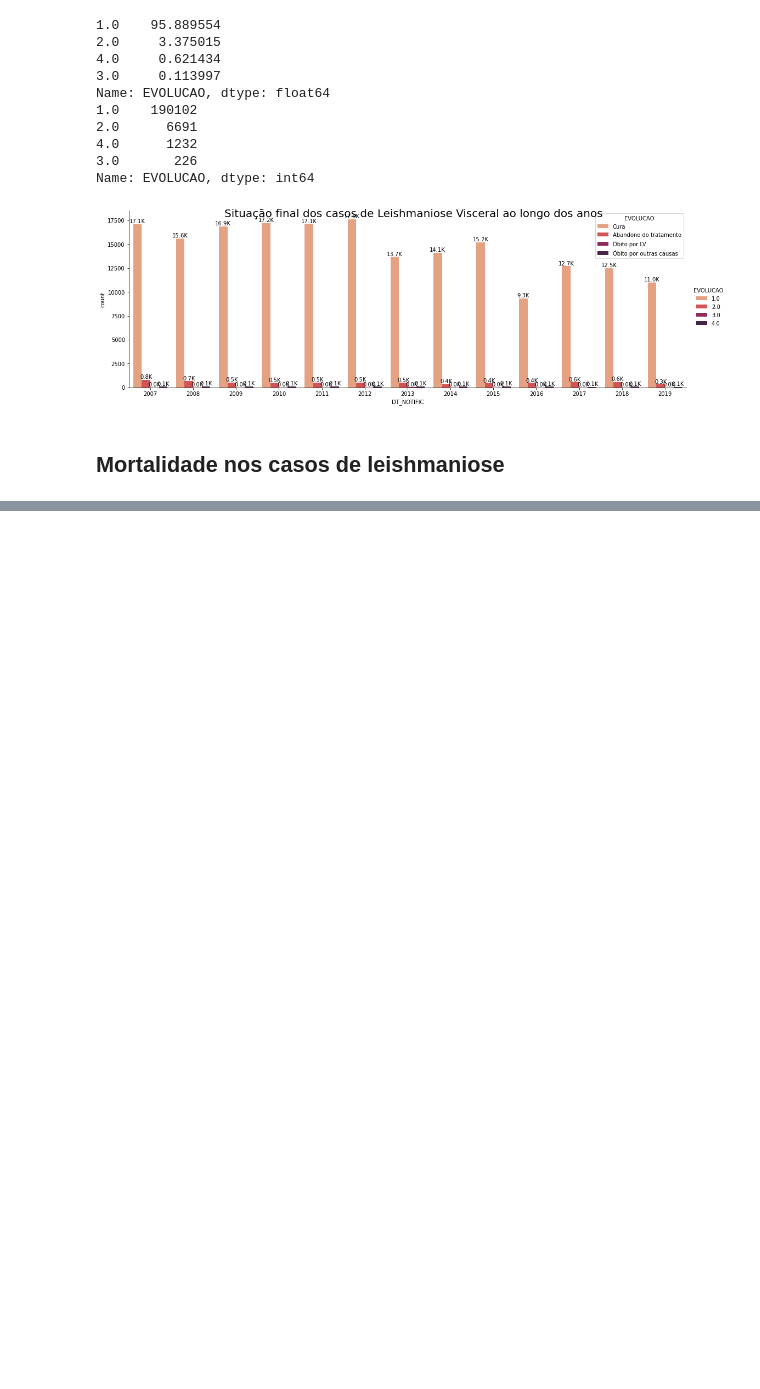
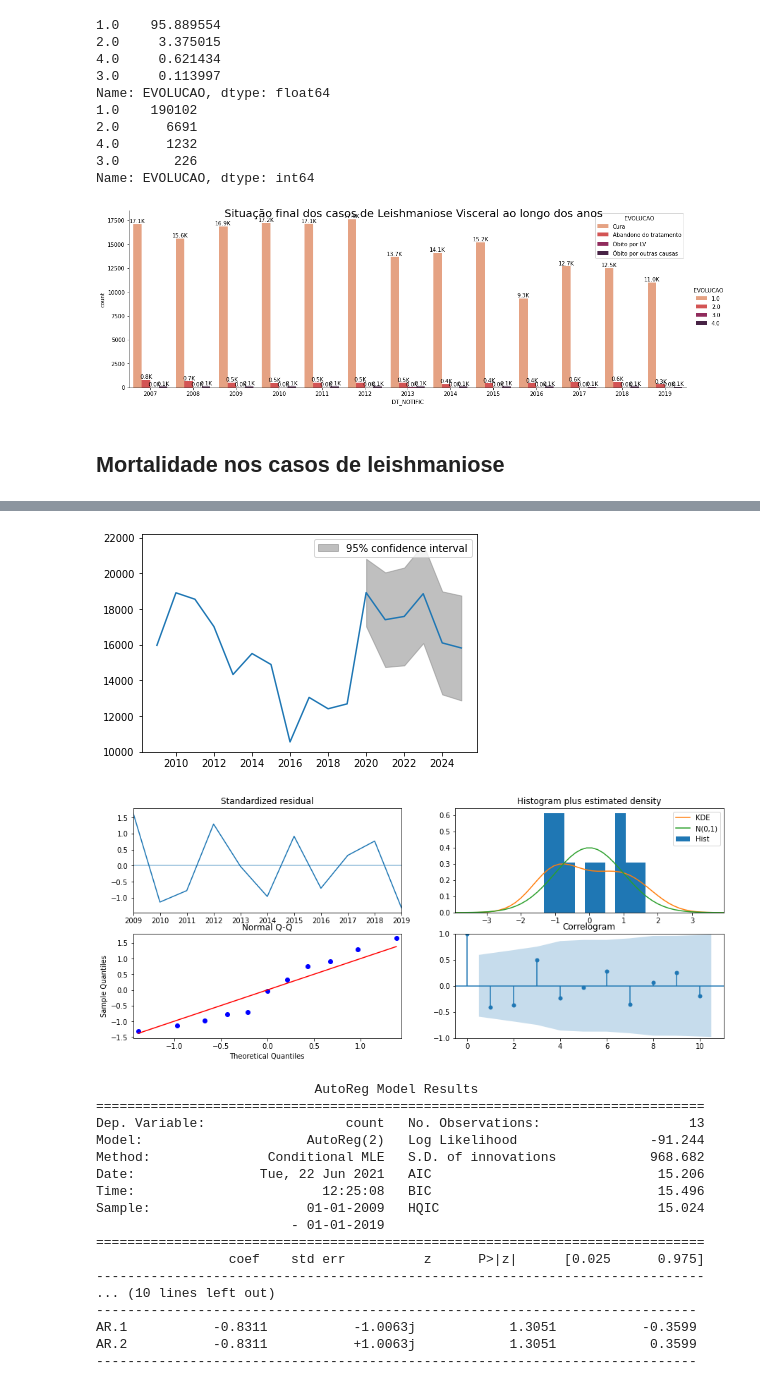
Before and after one commit to L182487/data4health, a Jupyter notebook: notebooks/exp_analysis_LTA.ipynb, the cells around one changed output, grey strips where cells are left out. Cells and saved outputs as stored; diff of their text form; code cells hidden in the pictures; blank space fills up the shorter version.

```diff
--- a/notebooks/exp_analysis_LTA.ipynb
+++ b/notebooks/exp_analysis_LTA.ipynb
@@ -326,0 +422,45 @@ plt.show()
+# %%
+from statsmodels.tsa.deterministic import DeterministicProcess
+
+dpts = time_series.copy()
+dpts = dpts.set_index('date')
+
+dp = DeterministicProcess(dpts.index, constant=True, period=12, fourier=2)
+mod = AutoReg(dpts['count'],2, trend="n",seasonal=False, deterministic=dp)
+res = mod.fit()
+#print(res.summary())
+
+regr_dp = res.predict(start=1, end=18) #resultado com os dados previstos e anteriores
+#print("Previsões de 2020 ~ 2025:")
+#print(regr_dp)
+
+res.plot_predict(0,18)
+res.plot_diagnostics(figsize=(15,6))
+plt.show()
+print(res.summary())
+
+regr_dp = pd.DataFrame(regr_dp)
+regr_dp['date'] = ts.index[1:]
+regr_dp = regr_dp.set_index('date')
+
+regr_dp = regr_dp.rename(columns={0:'DetProcess'})
+# %% [output]
+[figure, added]
+[figure, added]
+                            AutoReg Model Results
+==============================================================================
+Dep. Variable:                  count   No. Observations:                   13
+Model:                     AutoReg(2)   Log Likelihood                 -91.244
+Method:               Conditional MLE   S.D. of innovations            968.682
+Date:                Tue, 22 Jun 2021   AIC                             15.206
+Time:                        12:25:08   BIC                             15.496
+Sample:                    01-01-2009   HQIC                            15.024
+                         - 01-01-2019
+==============================================================================
+                 coef    std err          z      P>|z|      [0.025      0.975]
+------------------------------------------------------------------------------
+... (10 lines left out)
+-----------------------------------------------------------------------------
+AR.1           -0.8311           -1.0063j            1.3051           -0.3599
+AR.2           -0.8311           +1.0063j            1.3051            0.3599
+-----------------------------------------------------------------------------
```
Also changed, not shown: parts of 10 cells of this notebook, 12 other files.
